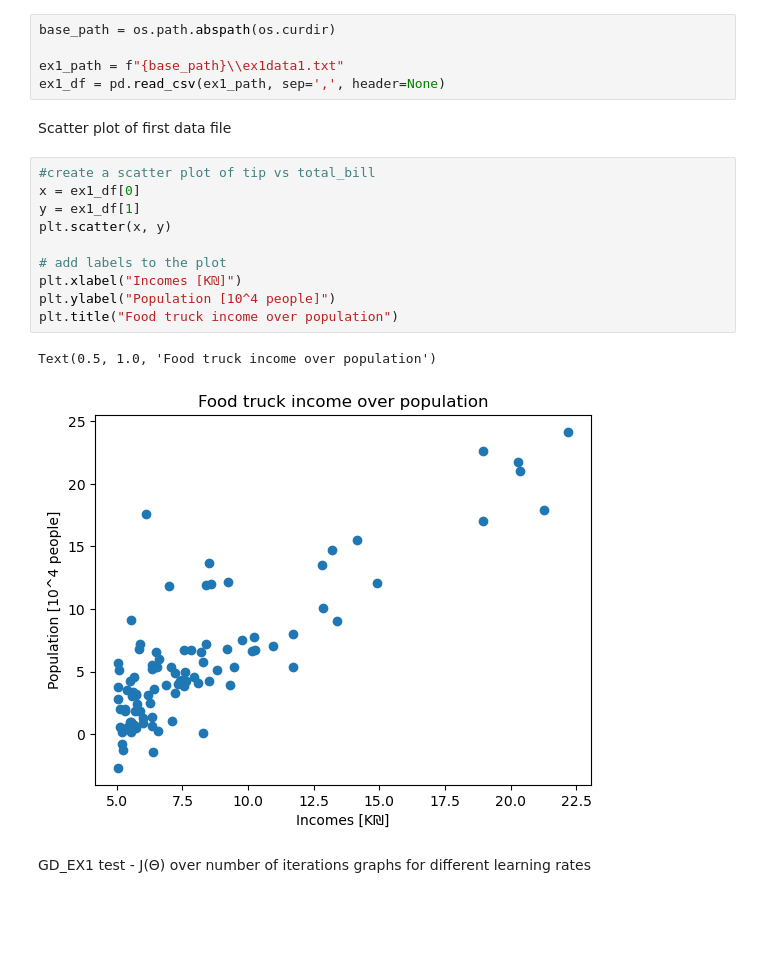
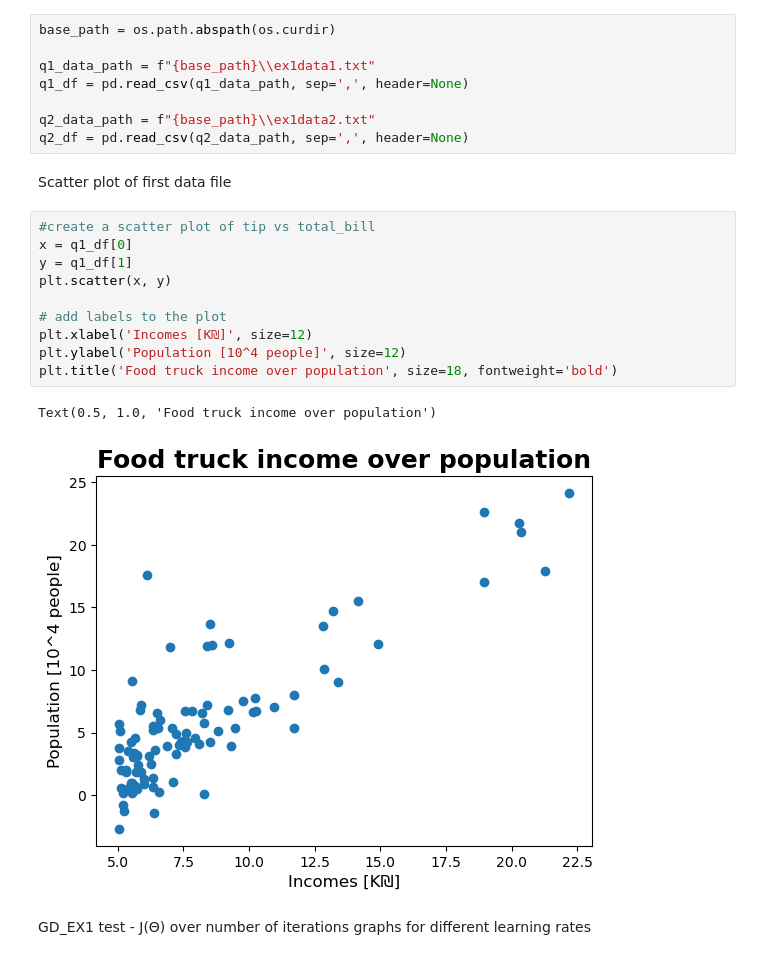
Before and after one commit to GalSarid21/MachineLearningLabs, a Jupyter notebook: Lab2/HW_2.ipynb, the cells around one changed output. Saved outputs shown, nothing was run; the diff lists cells and outputs as text; blank space fills up the shorter version.

```diff
--- a/Lab2/HW_2.ipynb
+++ b/Lab2/HW_2.ipynb
@@ -158,22 +221,25 @@ CSV file loads
 # %%
 base_path = os.path.abspath(os.curdir)
 
-ex1_path = f"{base_path}\\ex1data1.txt"
-ex1_df = pd.read_csv(ex1_path, sep=',', header=None)
+q1_data_path = f"{base_path}\\ex1data1.txt"
+q1_df = pd.read_csv(q1_data_path, sep=',', header=None)
+
+q2_data_path = f"{base_path}\\ex1data2.txt"
+q2_df = pd.read_csv(q2_data_path, sep=',', header=None)
 # %% [markdown]
 Scatter plot of first data file
 # %%
 #create a scatter plot of tip vs total_bill
-x = ex1_df[0]
-y = ex1_df[1]
+x = q1_df[0]
+y = q1_df[1]
 plt.scatter(x, y)
 
 # add labels to the plot
-plt.xlabel("Incomes [K₪]")
-plt.ylabel("Population [10^4 people]")
-plt.title("Food truck income over population")
+plt.xlabel('Incomes [K₪]', size=12)
+plt.ylabel('Population [10^4 people]', size=12)
+plt.title('Food truck income over population', size=18, fontweight='bold')
 # %% [output]
 Text(0.5, 1.0, 'Food truck income over population')
-[figure, old version]
+[figure, new version]
 # %% [markdown]
 GD_EX1 test - J(Θ) over number of iterations graphs for different learning rates
```
Also changed, not shown: parts of 15 cells of this notebook.
